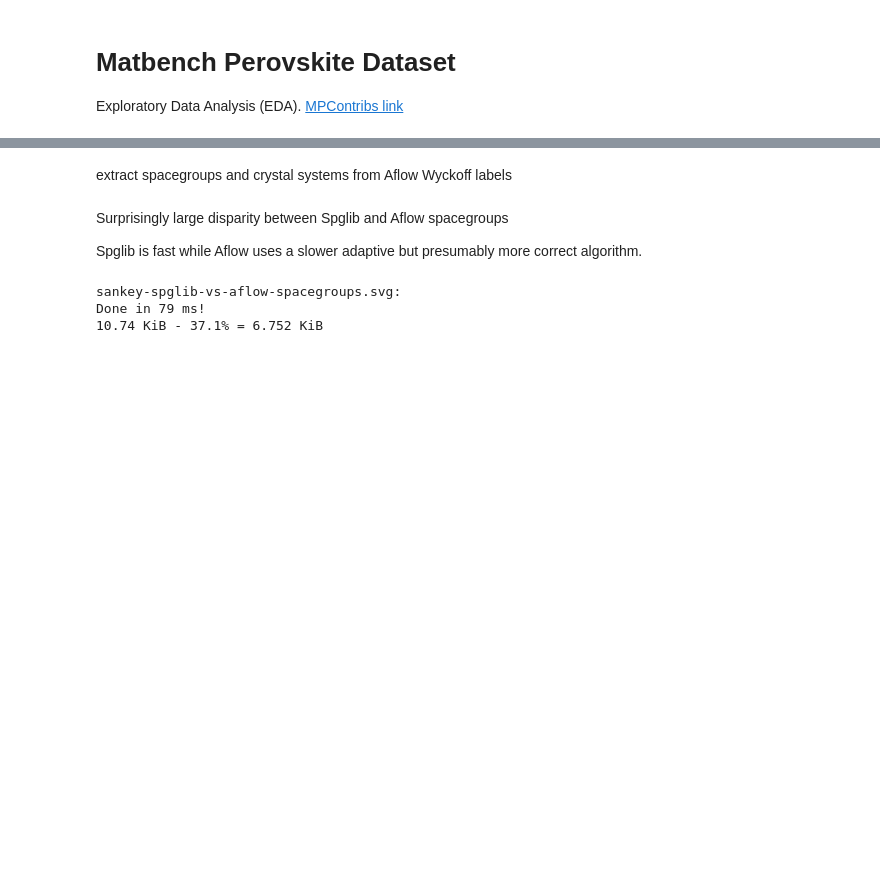
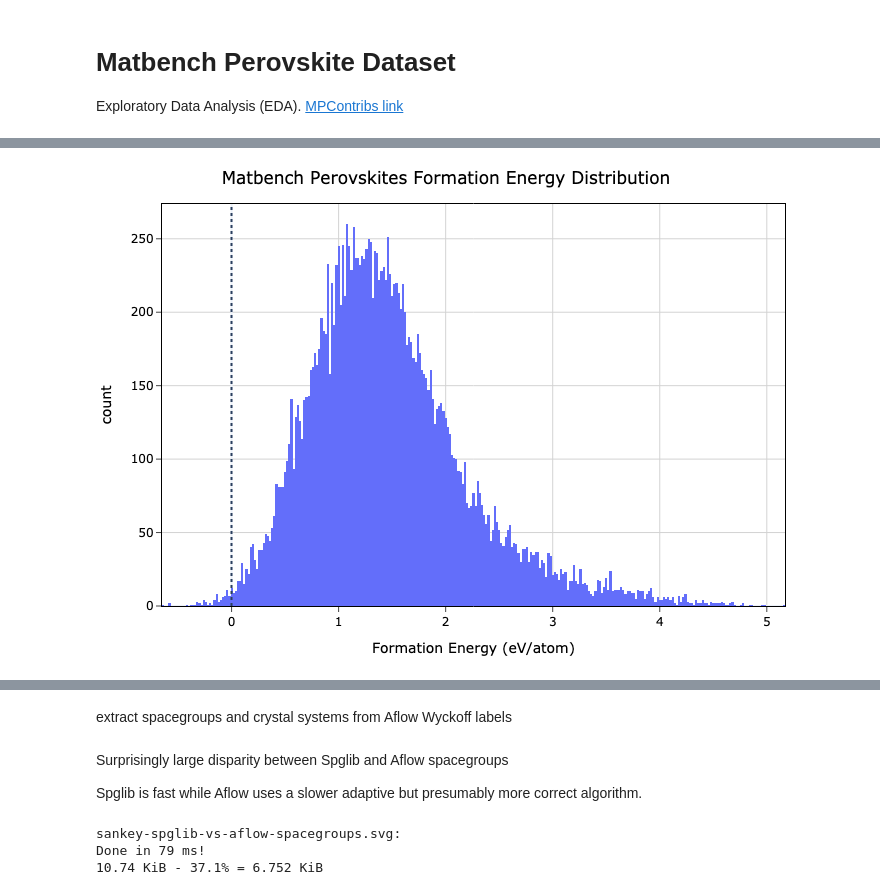
Before and after one commit to janosh/pymatviz, a Jupyter notebook: examples/matbench_perovskites_eda.ipynb, the cells around one changed output, grey strips where cells are left out. Saved outputs shown, nothing was run; the diff lists cells and outputs as text; code cells hidden in the pictures; blank space fills up the shorter version.

```diff
--- a/examples/matbench_perovskites_eda.ipynb
+++ b/examples/matbench_perovskites_eda.ipynb
@@ -52,9 +51,13 @@ fig, axs = pmv.structure_2d(df_perov[Key.structure].iloc[:12])
 # %%
 labels = {"e_form": "Formation Energy (eV/atom)"}
 
 fig = px.histogram(df_perov, x="e_form", nbins=300, labels=labels)
 
-fig.layout.title = "Matbench Perovskites Formation Energy Distribution"
+title = "Matbench Perovskites Formation Energy Distribution"
+fig.layout.title.update(text=title, x=0.5)
+fig.layout.margin.update(b=10, l=10, r=10, t=40)
 
 fig.add_vline(x=0, fillcolor="black", line=dict(width=2, dash="dot"))
+# %% [output]
+[figure, added]
 # %%
```
Also changed, not shown: parts of 14 cells of this notebook, 18 other files.
